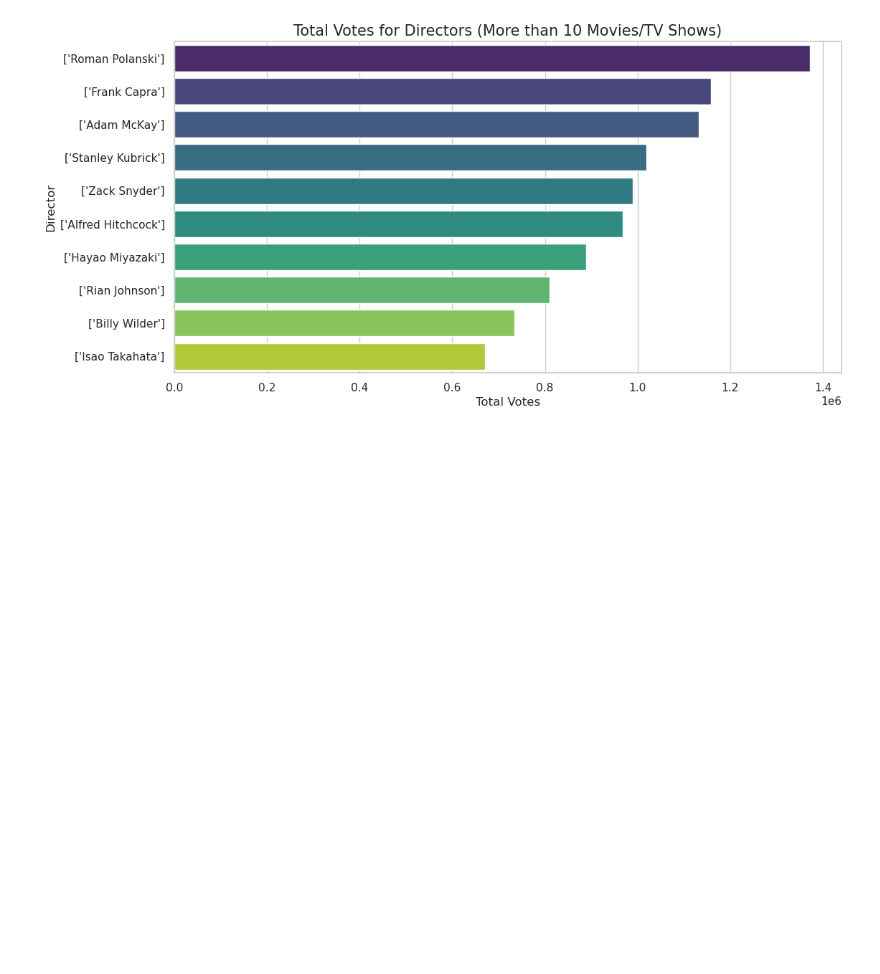
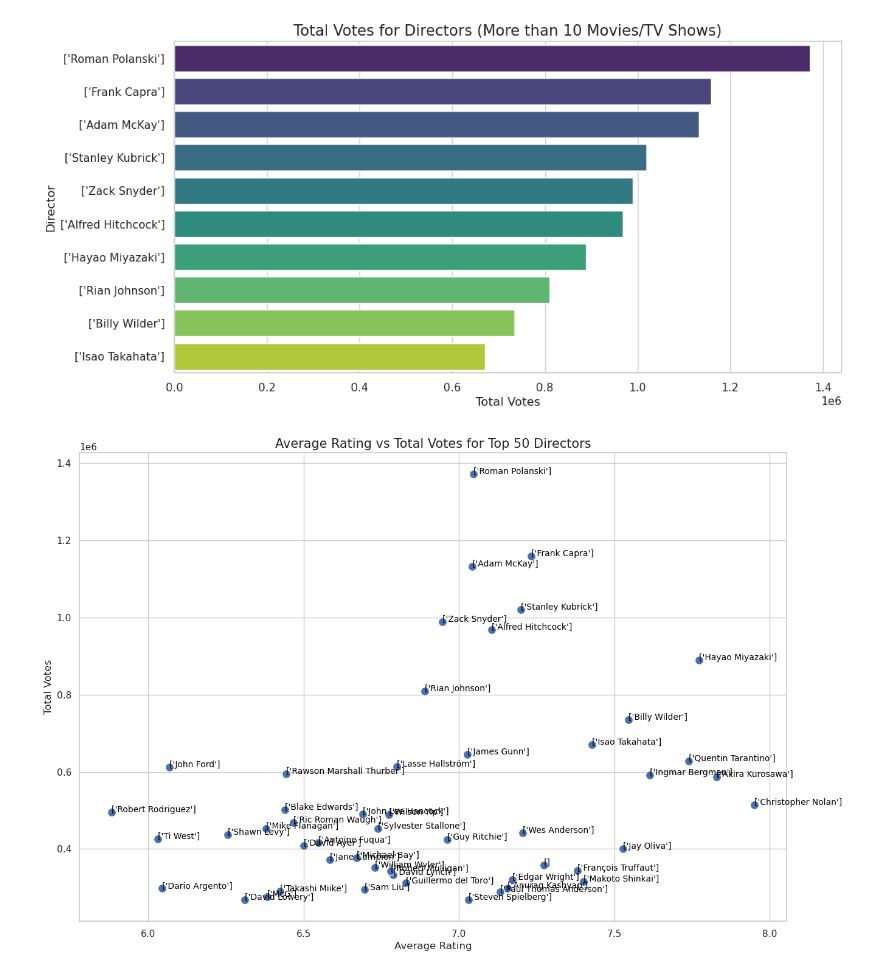
Before and after one commit to raj-rajat/TV-Movie-Metadata-with-Genres-and-Ratings-2023-, a Jupyter notebook: tv-movie-metadata-with-genres-and-ratings-2023.ipynb, the cells around one changed output. Cells and saved outputs as stored; diff of their text form; code cells hidden in the pictures; blank space fills up the shorter version.

Commit message:
Kaggle Notebook | TV & Movie Metadata with Genres and Ratings (2023) | Version 2

```diff
--- a/tv-movie-metadata-with-genres-and-ratings-2023.ipynb
+++ b/tv-movie-metadata-with-genres-and-ratings-2023.ipynb
@@ -397,3 +397,27 @@ plt.ylabel('Director', fontsize=12)
 plt.show()
 # %% [output]
 [figure]
+# %%
+# Select the top 50 directors based on total votes
+top_50_directors = filtered_total_votes_by_director.nlargest(50).index
+
+# Filter the average ratings and total votes for these directors
+filtered_average_rating_by_director_top_50 = filtered_average_rating_by_director[filtered_average_rating_by_director.index.isin(top_50_directors)]
+filtered_total_votes_by_director_top_50 = filtered_total_votes_by_director[filtered_total_votes_by_director.index.isin(top_50_directors)]
+
+# Create a scatter plot for the average rating and total votes of these directors
+plt.figure(figsize=(15, 10))
+sns.scatterplot(x=filtered_average_rating_by_director_top_50, y=filtered_total_votes_by_director_top_50, s=100)
+plt.title('Average Rating vs Total Votes for Top 50 Directors', fontsize=15)
+plt.xlabel('Average Rating', fontsize=12)
+plt.ylabel('Total Votes', fontsize=12)
+
+# Annotate the directors' names
+for line in range(0, filtered_total_votes_by_director_top_50.shape[0]):
+     plt.text(filtered_average_rating_by_director_top_50[line], filtered_total_votes_by_director_top_50[line],
+     filtered_total_votes_by_director_top_50.index[line], horizontalalignment='left',
+     size='small', color='black')
+
+plt.show()
+# %% [output]
+[figure, added]
```
Also changed, not shown: parts of 1 cell of this notebook.
